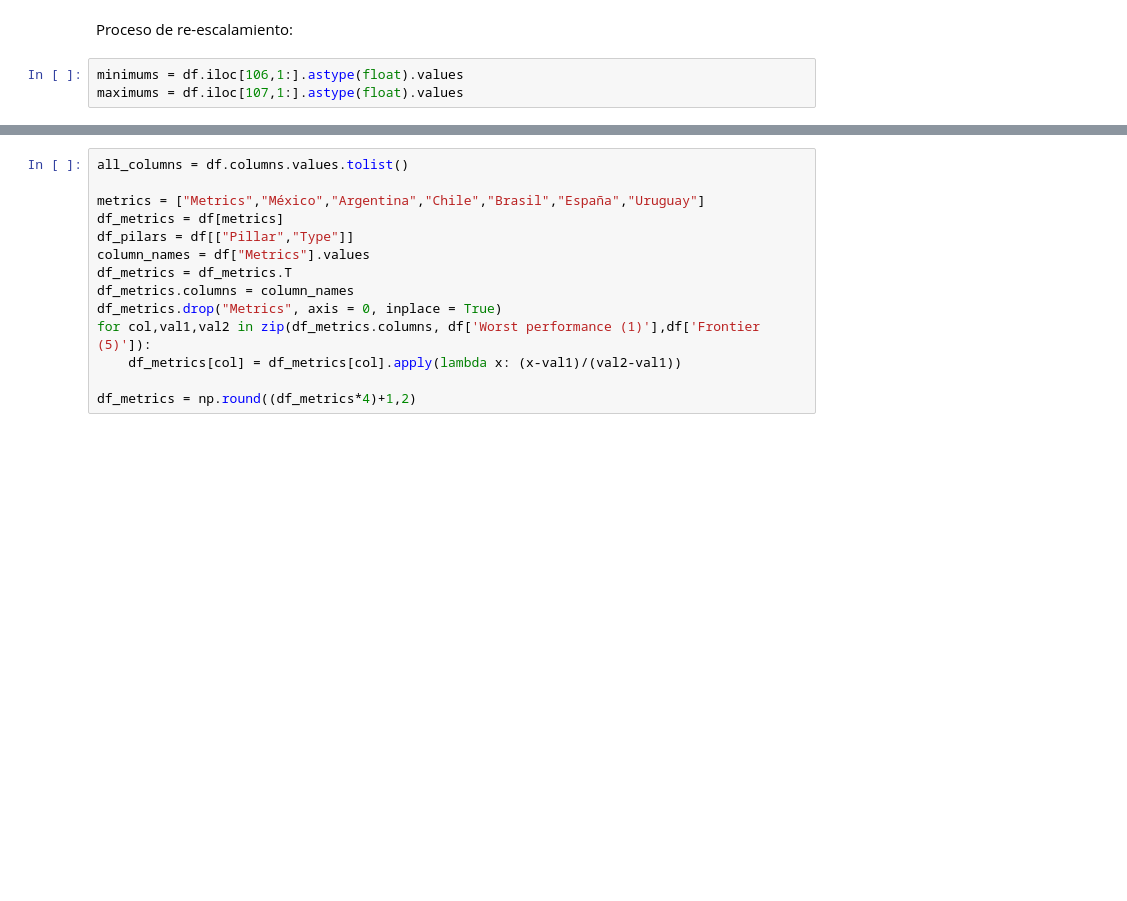
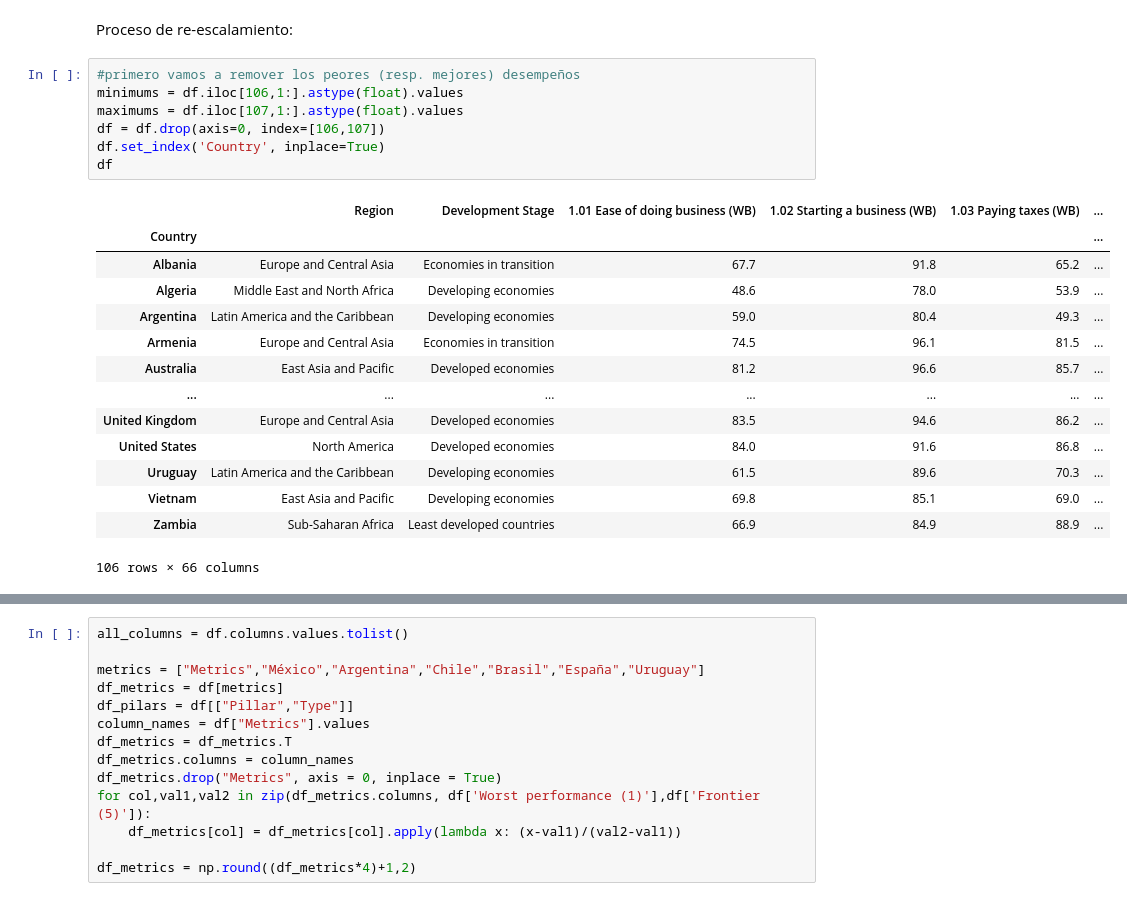
Before and after one commit to OlgaMMC/iGED_new_repo, a Jupyter notebook: Olga/GED_ieco_106_countries.ipynb, the cells around one changed output, grey strips where cells are left out. Saved outputs shown, nothing was run; the diff lists cells and outputs as text; blank space fills up the shorter version.

```diff
--- a/Olga/GED_ieco_106_countries.ipynb
+++ b/Olga/GED_ieco_106_countries.ipynb
@@ -61,5 +61,24 @@ df
 # %% [markdown]
 Proceso de re-escalamiento:
 # %%
+#primero vamos a remover los peores (resp. mejores) desempeños
 minimums = df.iloc[106,1:].astype(float).values
 maximums = df.iloc[107,1:].astype(float).values
+df = df.drop(axis=0, index=[106,107])
+df.set_index('Country', inplace=True)
+df
+# %% [output]
+|  | Region | Development Stage | 1.01 Ease of doing business (WB) | 1.02 Starting a business (WB) | 1.03 Paying taxes (WB) | ... |
+| Country |  |  |  |  |  | ... |
+| Albania | Europe and Central Asia | Economies in transition | 67.7 | 91.8 | 65.2 | ... |
+| Algeria | Middle East and North Africa | Developing economies | 48.6 | 78.0 | 53.9 | ... |
+| Argentina | Latin America and the Caribbean | Developing economies | 59.0 | 80.4 | 49.3 | ... |
+| Armenia | Europe and Central Asia | Economies in transition | 74.5 | 96.1 | 81.5 | ... |
+| Australia | East Asia and Pacific | Developed economies | 81.2 | 96.6 | 85.7 | ... |
+| ... | ... | ... | ... | ... | ... | ... |
+| United Kingdom | Europe and Central Asia | Developed economies | 83.5 | 94.6 | 86.2 | ... |
+| United States | North America | Developed economies | 84.0 | 91.6 | 86.8 | ... |
+| Uruguay | Latin America and the Caribbean | Developing economies | 61.5 | 89.6 | 70.3 | ... |
+| Vietnam | East Asia and Pacific | Developing economies | 69.8 | 85.1 | 69.0 | ... |
+| Zambia | Sub-Saharan Africa | Least developed countries | 66.9 | 84.9 | 88.9 | ... |
+106 rows × 66 columns
```
Also changed, not shown: parts of 2 cells of this notebook, 7 other files.
